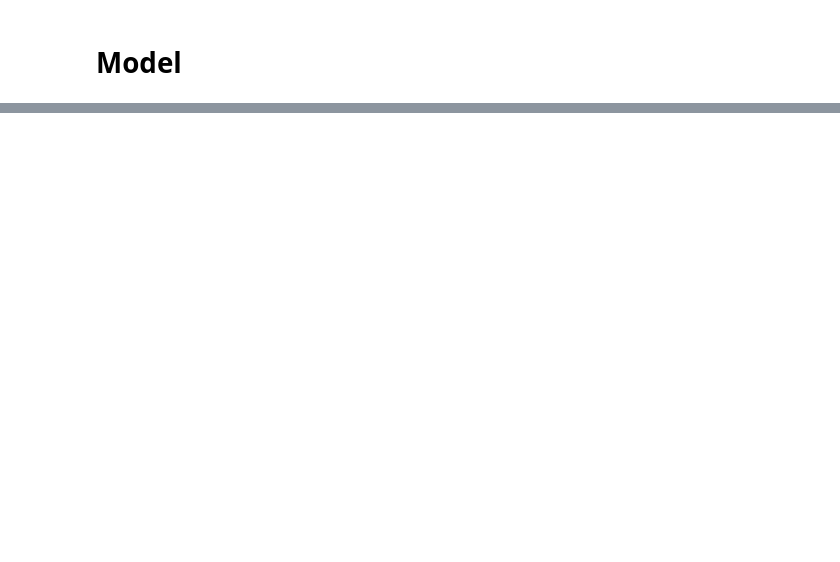
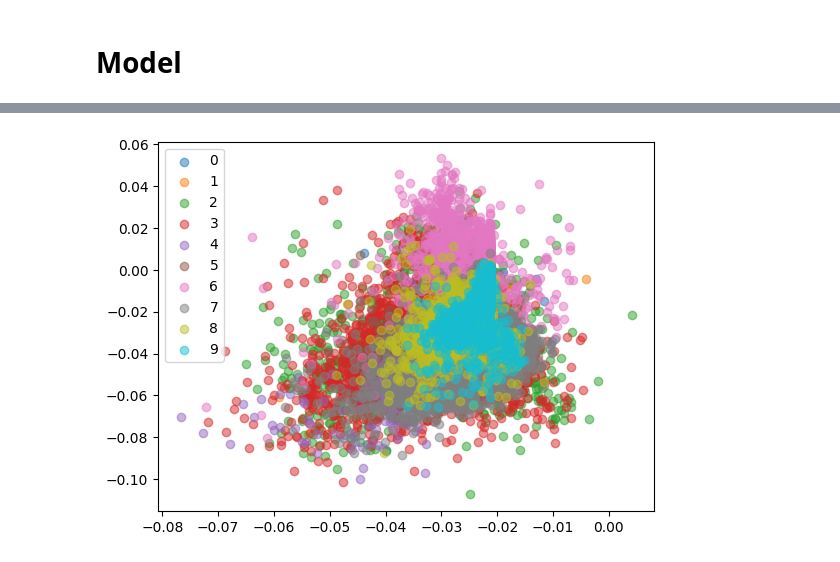
Before and after one commit to dr-bay/deep-learning-Raschka, a Jupyter notebook: L17/VAE_mnist_yasir.ipynb, the cells around one changed output, grey strips where cells are left out. Saved outputs shown, nothing was run; the diff lists cells and outputs as text; code cells hidden in the pictures; blank space fills up the shorter version.

```diff
--- a/L17/VAE_mnist_yasir.ipynb
+++ b/L17/VAE_mnist_yasir.ipynb
@@ -156,5 +156,5 @@ class VAE(nn.Module):
     def forward(self, x):
         z_mean, z_log_var = self.z_mean(self.encoder(x)), self.z_log_var(self.encoder(x))
         encoded = self.reparametrize(z_mean, z_log_var)
-        reconstructed = self.decoder(encoded)
-        return encoded, reconstructed, z_mean, z_log_var
+        decoded = self.decoder(encoded)
+        return encoded, decoded, z_mean, z_log_var
@@ -160,0 +338,32 @@ class VAE(nn.Module):
+# %%
+def plot_latent_space_with_labels(num_classes, data_loader, encoding_fn, device):
+    d = {i:[] for i in range(num_classes)}
+
+    with torch.no_grad():
+        for i, (features, targets) in enumerate(data_loader):
+
+            features = features.to(device)
+            targets = targets.to(device)
+
+            embedding = encoding_fn(features)
+
+            for i in range(num_classes):
+                if i in targets:
+                    mask = targets == i
+                    d[i].append(embedding[mask].to('cpu').numpy())
+
+    colors = list(mcolors.TABLEAU_COLORS.items())
+    for i in range(num_classes):
+        d[i] = np.concatenate(d[i])
+        plt.scatter(
+            d[i][:, 0], d[i][:, 1],
+            color=colors[i][1],
+            label=f'{i}',
+            alpha=0.5)
+
+    plt.legend()
+# %%
+plot_latent_space_with_labels(num_classes=10, data_loader = train_loader,
+                              encoding_fn = model.encoder, device = DEVICE)
+# %% [output]
+[figure, added]
```
Also changed, not shown: parts of 16 cells of this notebook, 2 other files.
